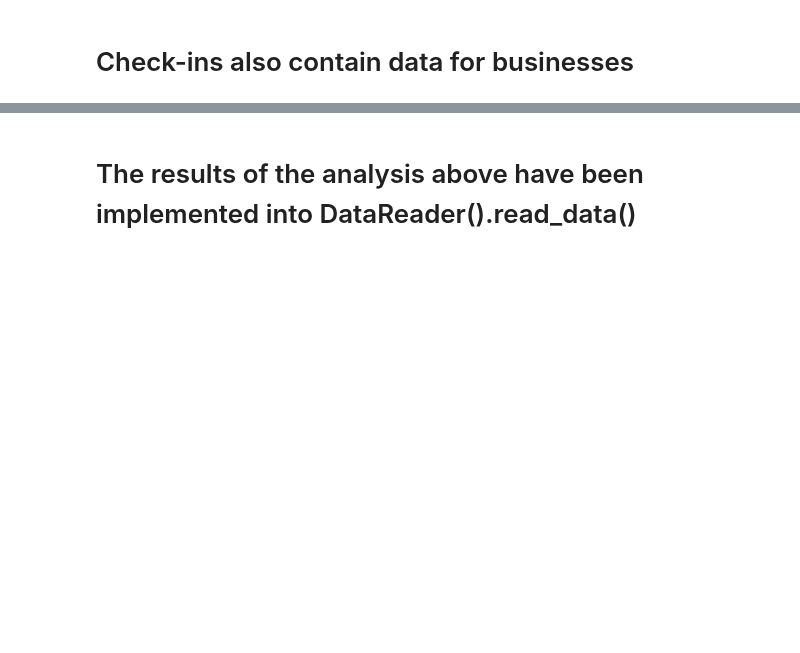
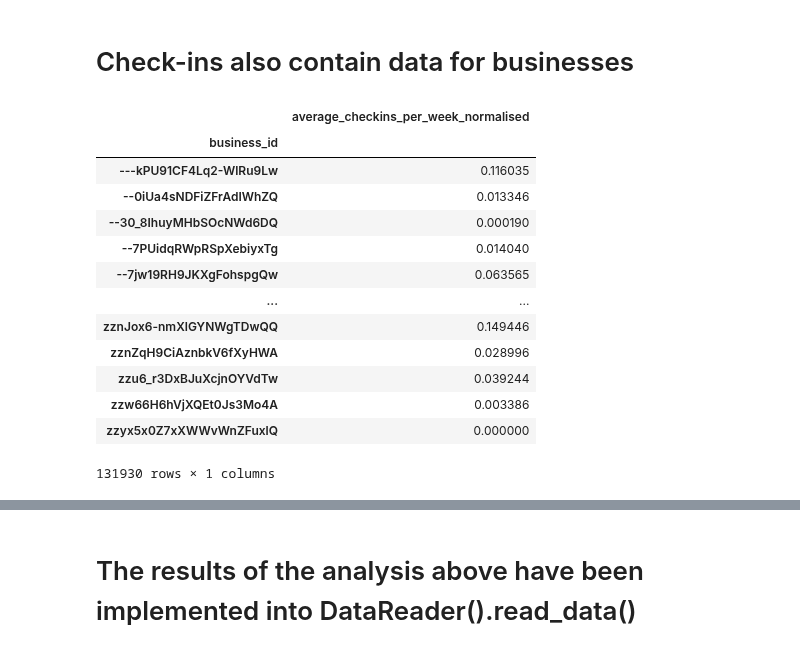
Before and after one commit to Tram13/masterthesis, a Jupyter notebook: src/data/data analysis/businesses.ipynb, the cells around one changed output, grey strips where cells are left out. Drawn from its saved outputs; the diff is of its cells as text; code cells hidden in the pictures; blank space fills up the shorter version.

```diff
--- a/src/data/data analysis/businesses.ipynb
+++ b/src/data/data analysis/businesses.ipynb
@@ -420,17 +420,45 @@ filtered_entries = DataReader._filter_entries(entries, DataReader.RELEVANT_CHECK
 checkins: pd.DataFrame = pd.DataFrame.from_records(filtered_entries)
 checkins['date'] = checkins['date'].map(lambda datelist: [datetime.strptime(date_str, '%Y-%m-%d %H:%M:%S') for date_str in datelist.split(', ')])
 # %%
+def remove_extremes(val, bottom, top):
+    if val < bottom:
+        return bottom
+    if val > top:
+        return top
+    return val
+
+
 first_checkins = checkins['date'].map(lambda datelist: min(datelist))  # First check-in per restaurant
 last_checkin = checkins['date'].map(lambda datelist: max(datelist)).max()  # Last check-in date found in entire dataset
 amount_of_weeks = (last_checkin - first_checkins).map(lambda x: x.days / 7)  # Amount of weeks between first check-in and last possible check-in
 amount_of_checkins = checkins['date'].transform(len)
 average_checkins_per_week = (amount_of_checkins / amount_of_weeks).replace([np.inf, -np.inf], 0)
+avg_checkin_bottom_5 = average_checkins_per_week.quantile(0.05)
+avg_checkin_top_5 = average_checkins_per_week.quantile(0.95)
+average_checkins_per_week = average_checkins_per_week.transform(lambda x: remove_extremes(x, avg_checkin_bottom_5, avg_checkin_top_5))
+
+
 average_checkins_per_week_normalised = pd.Series(data=preprocessing.MinMaxScaler().fit_transform(average_checkins_per_week.to_numpy().reshape(-1, 1)).flatten(), name="average_checkins_per_week_normalised")
 
 checkins = pd.concat([checkins, average_checkins_per_week_normalised], axis=1)
 checkins = checkins.drop(columns=['date'])
 checkins = checkins.set_index('business_id')
 
 checkins
+# %% [output]
+|  | average_checkins_per_week_normalised |
+| business_id |  |
+| ---kPU91CF4Lq2-WlRu9Lw | 0.116035 |
+| --0iUa4sNDFiZFrAdIWhZQ | 0.013346 |
+| --30_8IhuyMHbSOcNWd6DQ | 0.000190 |
+| --7PUidqRWpRSpXebiyxTg | 0.014040 |
+| --7jw19RH9JKXgFohspgQw | 0.063565 |
+| ... | ... |
+| zznJox6-nmXlGYNWgTDwQQ | 0.149446 |
+| zznZqH9CiAznbkV6fXyHWA | 0.028996 |
+| zzu6_r3DxBJuXcjnOYVdTw | 0.039244 |
+| zzw66H6hVjXQEt0Js3Mo4A | 0.003386 |
+| zzyx5x0Z7xXWWvWnZFuxlQ | 0.000000 |
+131930 rows × 1 columns
 # %%
 businesses.join(checkins, on='business_id')
```
Also changed, not shown: parts of 7 cells of this notebook.
